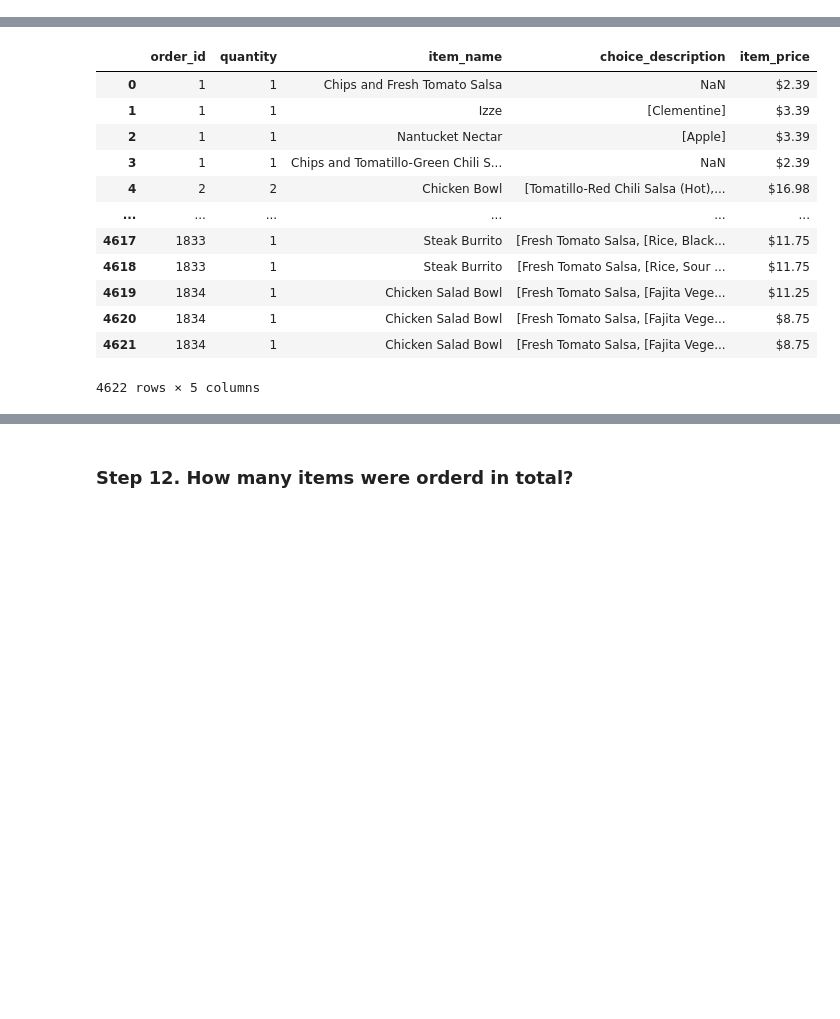
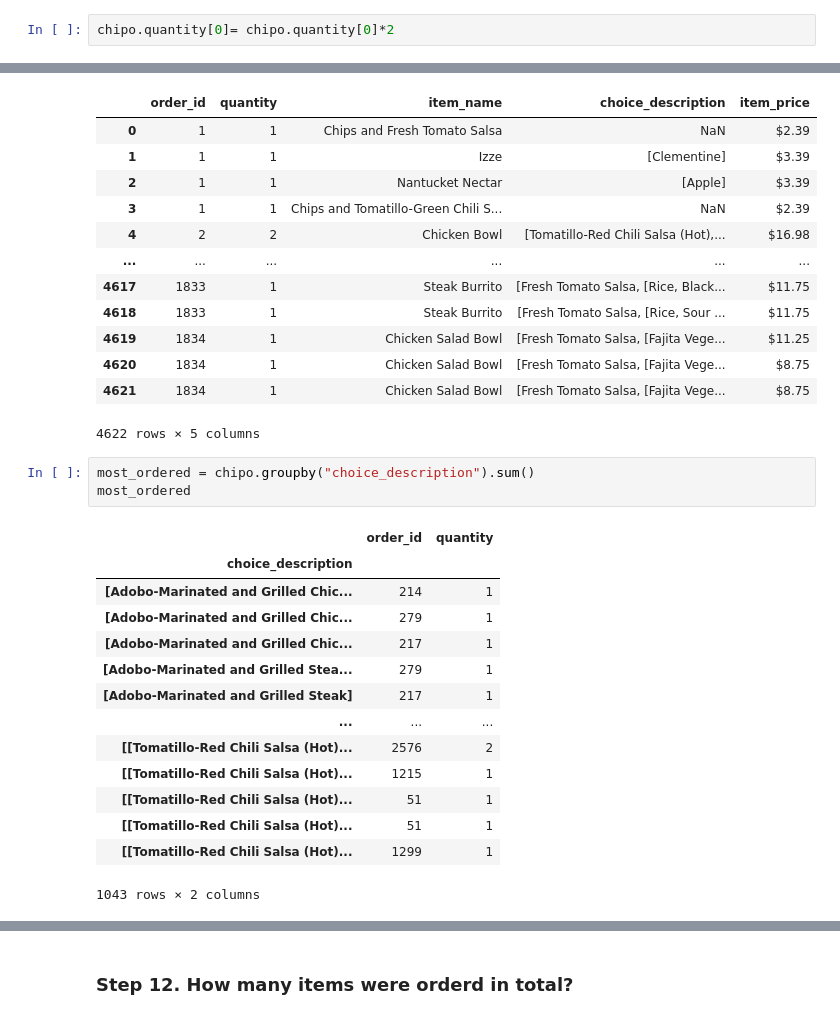
Before and after one commit to Filipate/DataScienceJUN, a Jupyter notebook: WEEK_4/Day2_G/exercises/1_Basic_concepts/Chipotle/Solutions.ipynb, the cells around one changed output, grey strips where cells are left out. Cells and saved outputs as stored; diff of their text form; blank space fills up the shorter version.

```diff
--- a/WEEK_4/Day2_G/exercises/1_Basic_concepts/Chipotle/Solutions.ipynb
+++ b/WEEK_4/Day2_G/exercises/1_Basic_concepts/Chipotle/Solutions.ipynb
@@ -171,0 +187,2 @@ mas_vendido
+# %%
+chipo.quantity[0]= chipo.quantity[0]*2
@@ -302,3 +346,21 @@ chipo
 | 4620 | 1834 | 1 | Chicken Salad Bowl | [Fresh Tomato Salsa, [Fajita Vege... | $8.75 |
 | 4621 | 1834 | 1 | Chicken Salad Bowl | [Fresh Tomato Salsa, [Fajita Vege... | $8.75 |
 4622 rows × 5 columns
+# %%
+most_ordered = chipo.groupby("choice_description").sum()
+most_ordered
+# %% [output]
+|  | order_id | quantity |
+| choice_description |  |  |
+| [Adobo-Marinated and Grilled Chic... | 214 | 1 |
+| [Adobo-Marinated and Grilled Chic... | 279 | 1 |
+| [Adobo-Marinated and Grilled Chic... | 217 | 1 |
+| [Adobo-Marinated and Grilled Stea... | 279 | 1 |
+| [Adobo-Marinated and Grilled Steak] | 217 | 1 |
+| ... | ... | ... |
+| [[Tomatillo-Red Chili Salsa (Hot)... | 2576 | 2 |
+| [[Tomatillo-Red Chili Salsa (Hot)... | 1215 | 1 |
+| [[Tomatillo-Red Chili Salsa (Hot)... | 51 | 1 |
+| [[Tomatillo-Red Chili Salsa (Hot)... | 51 | 1 |
+| [[Tomatillo-Red Chili Salsa (Hot)... | 1299 | 1 |
+1043 rows × 2 columns
```
Also changed, not shown: parts of 15 cells of this notebook, 3 other files.
